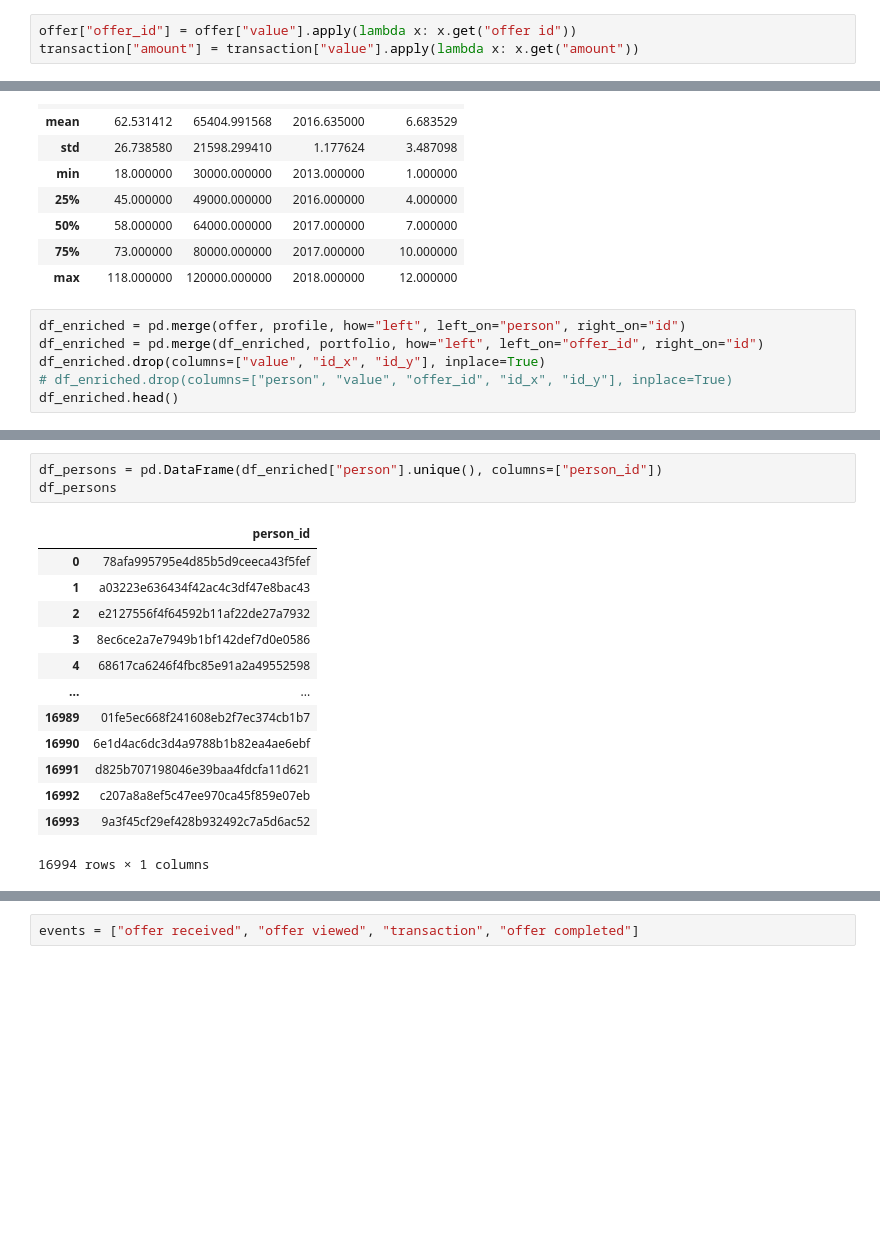
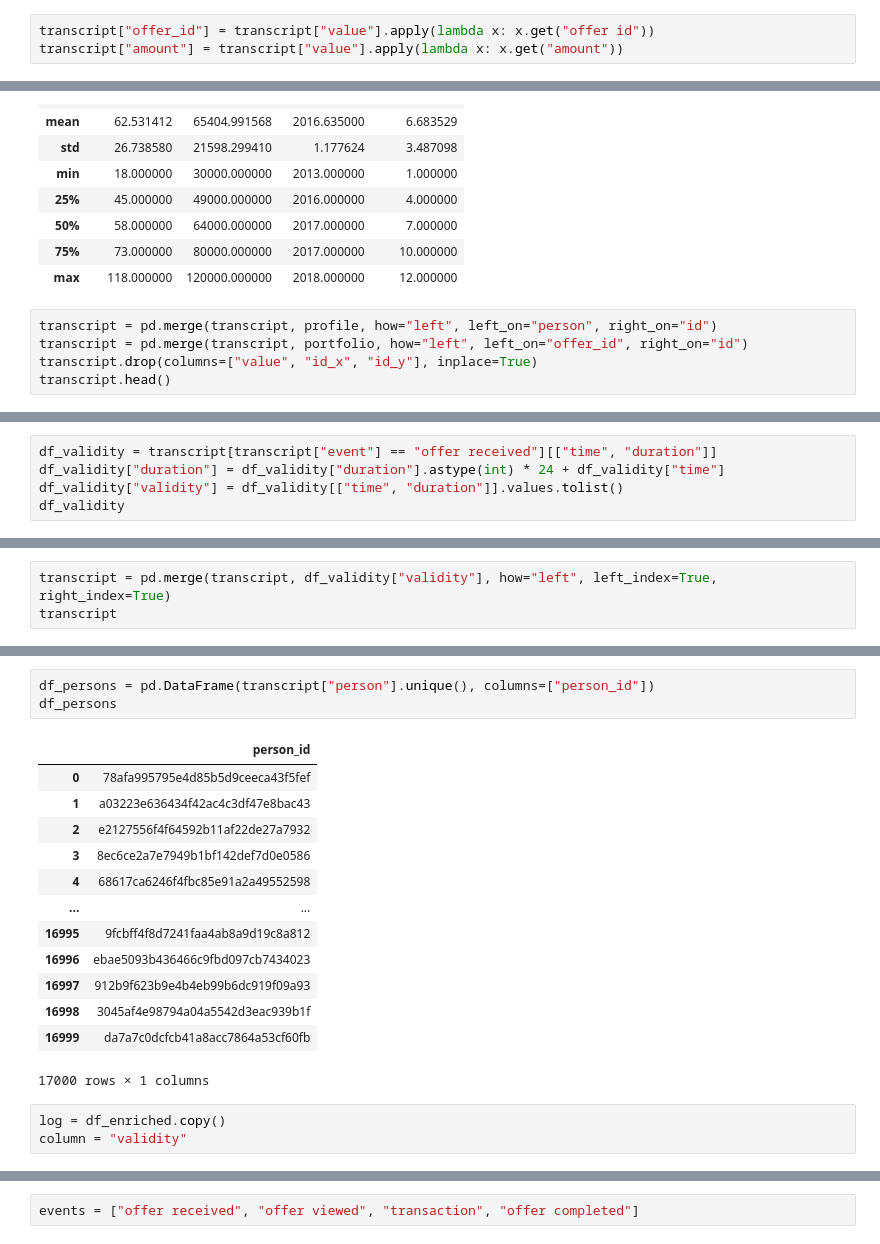
Before and after one commit to gabrieltempass/starbucks, a Jupyter notebook: starbucks.ipynb, the cells around one changed output, grey strips where cells are left out. Saved outputs shown, nothing was run; the diff lists cells and outputs as text; blank space fills up the shorter version.

```diff
--- a/starbucks.ipynb
+++ b/starbucks.ipynb
@@ -186,3 +176,3 @@ Transaction shape: (138953, 4)
 # %%
-offer["offer_id"] = offer["value"].apply(lambda x: x.get("offer id"))
-transaction["amount"] = transaction["value"].apply(lambda x: x.get("amount"))
+transcript["offer_id"] = transcript["value"].apply(lambda x: x.get("offer id"))
+transcript["amount"] = transcript["value"].apply(lambda x: x.get("amount"))
@@ -241,9 +221,8 @@ profile.describe()
 | 75% | 73.000000 | 80000.000000 | 2017.000000 | 10.000000 |
 | max | 118.000000 | 120000.000000 | 2018.000000 | 12.000000 |
 # %%
-df_enriched = pd.merge(offer, profile, how="left", left_on="person", right_on="id")
-df_enriched = pd.merge(df_enriched, portfolio, how="left", left_on="offer_id", right_on="id")
-df_enriched.drop(columns=["value", "id_x", "id_y"], inplace=True)
-# df_enriched.drop(columns=["person", "value", "offer_id", "id_x", "id_y"], inplace=True)
-df_enriched.head()
+transcript = pd.merge(transcript, profile, how="left", left_on="person", right_on="id")
+transcript = pd.merge(transcript, portfolio, how="left", left_on="offer_id", right_on="id")
+transcript.drop(columns=["value", "id_x", "id_y"], inplace=True)
+transcript.head()
 # %% [output]
@@ -268,0 +239,5 @@ completed
+# %%
+df_validity = transcript[transcript["event"] == "offer received"][["time", "duration"]]
+df_validity["duration"] = df_validity["duration"].astype(int) * 24 + df_validity["time"]
+df_validity["validity"] = df_validity[["time", "duration"]].values.tolist()
+df_validity
@@ -268,0 +258,3 @@ completed
+# %%
+transcript = pd.merge(transcript, df_validity["validity"], how="left", left_index=True, right_index=True)
+transcript
@@ -269,17 +275,20 @@ completed
 # %%
-df_persons = pd.DataFrame(df_enriched["person"].unique(), columns=["person_id"])
+df_persons = pd.DataFrame(transcript["person"].unique(), columns=["person_id"])
 df_persons
 # %% [output]
 |  | person_id |
 | 0 | 78afa995795e4d85b5d9ceeca43f5fef |
 | 1 | a03223e636434f42ac4c3df47e8bac43 |
 | 2 | e2127556f4f64592b11af22de27a7932 |
 | 3 | 8ec6ce2a7e7949b1bf142def7d0e0586 |
 | 4 | 68617ca6246f4fbc85e91a2a49552598 |
 | ... | ... |
-| 16989 | 01fe5ec668f241608eb2f7ec374cb1b7 |
-| 16990 | 6e1d4ac6dc3d4a9788b1b82ea4ae6ebf |
-| 16991 | d825b707198046e39baa4fdcfa11d621 |
-| 16992 | c207a8a8ef5c47ee970ca45f859e07eb |
-| 16993 | 9a3f45cf29ef428b932492c7a5d6ac52 |
+| 16995 | 9fcbff4f8d7241faa4ab8a9d19c8a812 |
+| 16996 | ebae5093b436466c9fbd097cb7434023 |
+| 16997 | 912b9f623b9e4b4eb99b6dc919f09a93 |
+| 16998 | 3045af4e98794a04a5542d3eac939b1f |
+| 16999 | da7a7c0dcfcb41a8acc7864a53cf60fb |
-16994 rows × 1 columns
+17000 rows × 1 columns
+# %%
+log = df_enriched.copy()
+column = "validity"
```
Also changed, not shown: parts of 14 cells of this notebook.
